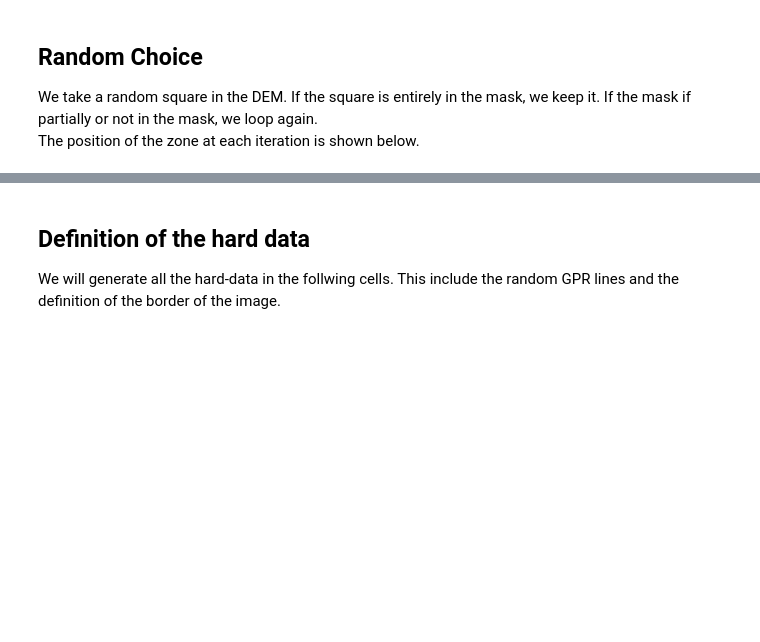
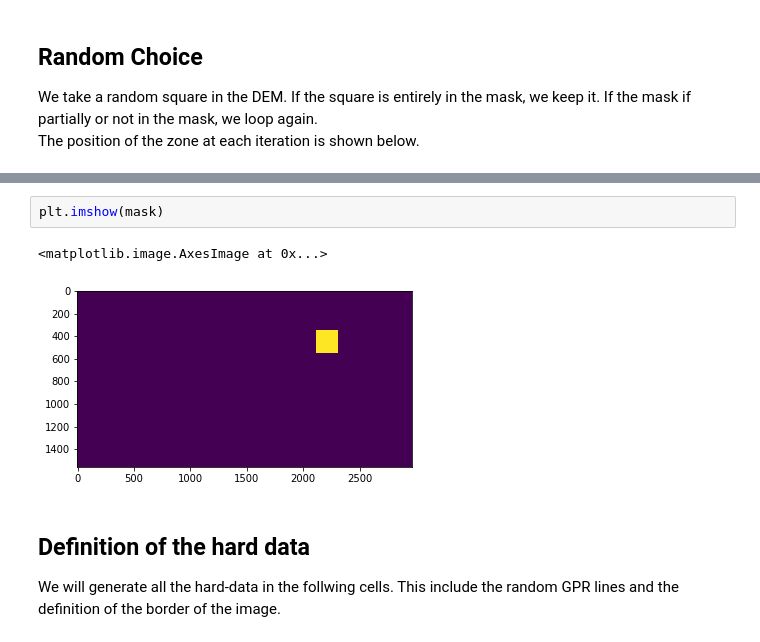
Before and after one commit to valDallalba/Tsanfleuron_geostatistical_baserock_estimation_paper, a Jupyter notebook: 03_synthetic_generation.ipynb, the cells around one changed output, grey strips where cells are left out. Cells and saved outputs as stored; diff of their text form; blank space fills up the shorter version.

```diff
--- a/03_synthetic_generation.ipynb
+++ b/03_synthetic_generation.ipynb
@@ -136,3 +140,8 @@ plt.imshow(New_TI)
+# %%
+plt.imshow(mask)
+# %% [output]
+<matplotlib.image.AxesImage at 0x...>
+[figure, added]
 # %% [markdown]
 ## Definition of the hard data
  We will generate all the hard-data in the follwing cells. This include the random GPR lines and the definition of the border of the image.
```
Also changed, not shown: parts of 11 cells of this notebook, 2 other files.
